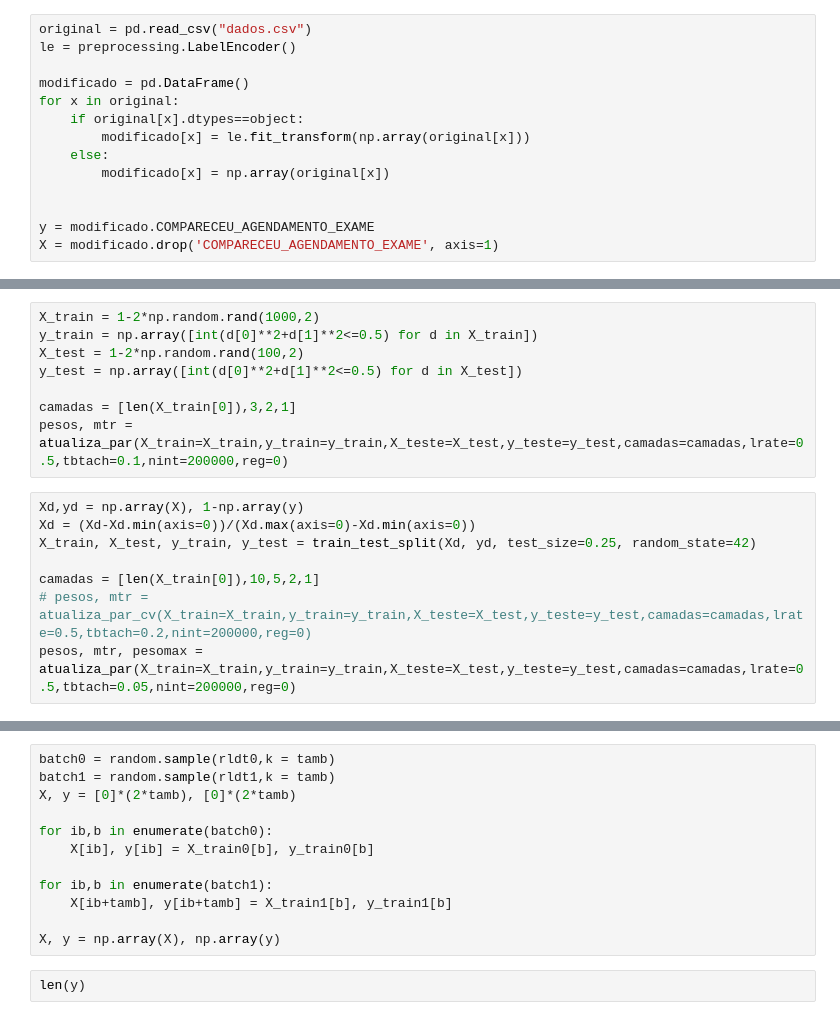
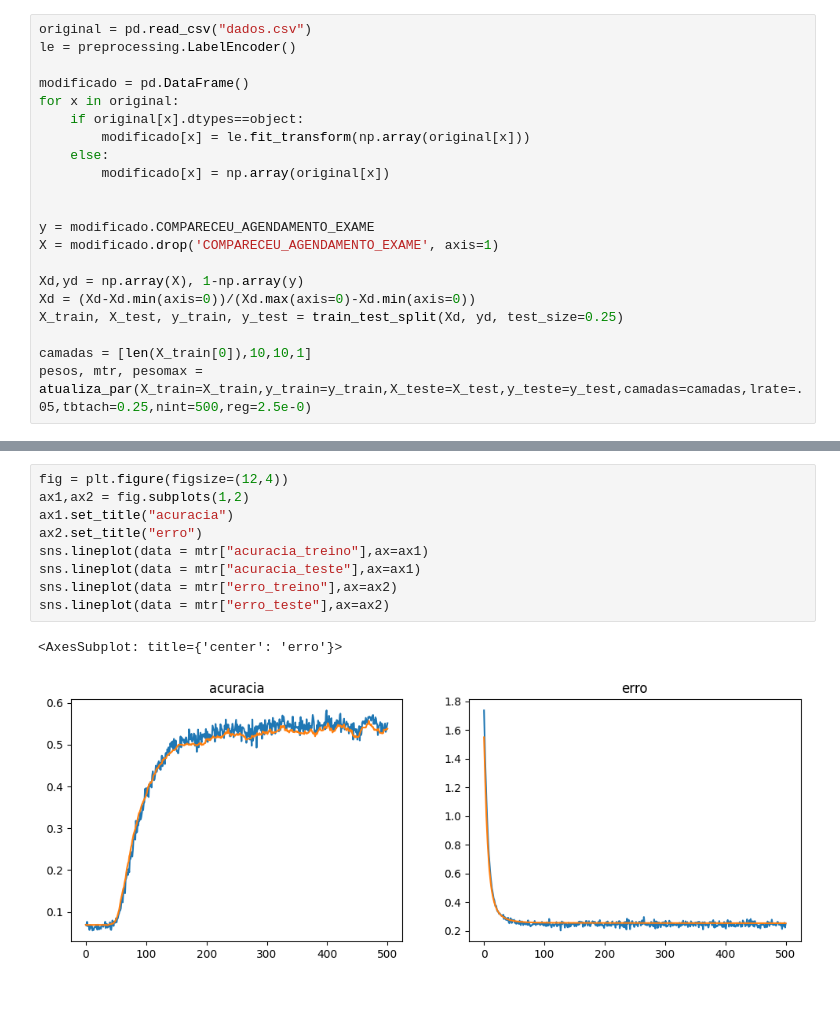
Before and after one commit to 1moi6/tese_rodolfo, a Jupyter notebook: redeneural.ipynb, the cells around one changed output, grey strips where cells are left out. Saved outputs shown, nothing was run; the diff lists cells and outputs as text.

```diff
--- a/redeneural.ipynb
+++ b/redeneural.ipynb
@@ -255,3 +168,10 @@ for x in original:
 
 y = modificado.COMPARECEU_AGENDAMENTO_EXAME
 X = modificado.drop('COMPARECEU_AGENDAMENTO_EXAME', axis=1)
+
+Xd,yd = np.array(X), 1-np.array(y)
+Xd = (Xd-Xd.min(axis=0))/(Xd.max(axis=0)-Xd.min(axis=0))
+X_train, X_test, y_train, y_test = train_test_split(Xd, yd, test_size=0.25)
+
+camadas = [len(X_train[0]),10,10,1]
+pesos, mtr, pesomax = atualiza_par(X_train=X_train,y_train=y_train,X_teste=X_test,y_teste=y_test,camadas=camadas,lrate=.05,tbtach=0.25,nint=500,reg=2.5e-0)
@@ -258,16 +195,0 @@ X = modificado.drop('COMPARECEU_AGENDAMENTO_EXAME', axis=1)
-# %%
-X_train = 1-2*np.random.rand(1000,2)
-y_train = np.array([int(d[0]**2+d[1]**2<=0.5) for d in X_train])
-X_test = 1-2*np.random.rand(100,2)
-y_test = np.array([int(d[0]**2+d[1]**2<=0.5) for d in X_test])
-
-camadas = [len(X_train[0]),3,2,1]
-pesos, mtr = atualiza_par(X_train=X_train,y_train=y_train,X_teste=X_test,y_teste=y_test,camadas=camadas,lrate=0.5,tbtach=0.1,nint=200000,reg=0)
-# %%
-Xd,yd = np.array(X), 1-np.array(y)
-Xd = (Xd-Xd.min(axis=0))/(Xd.max(axis=0)-Xd.min(axis=0))
-X_train, X_test, y_train, y_test = train_test_split(Xd, yd, test_size=0.25, random_state=42)
-
-camadas = [len(X_train[0]),10,5,2,1]
-# pesos, mtr = atualiza_par_cv(X_train=X_train,y_train=y_train,X_teste=X_test,y_teste=y_test,camadas=camadas,lrate=0.5,tbtach=0.2,nint=200000,reg=0)
-pesos, mtr, pesomax = atualiza_par(X_train=X_train,y_train=y_train,X_teste=X_test,y_teste=y_test,camadas=camadas,lrate=0.5,tbtach=0.05,nint=200000,reg=0)
@@ -294,14 +196,12 @@ y_train0, y_train1= y_train[y_train==0],y_train[y_train==1]
-# %%
-batch0 = random.sample(rldt0,k = tamb)
-batch1 = random.sample(rldt1,k = tamb)
-X, y = [0]*(2*tamb), [0]*(2*tamb)
-
-for ib,b in enumerate(batch0):
-    X[ib], y[ib] = X_train0[b], y_train0[b]
-
-for ib,b in enumerate(batch1):
-    X[ib+tamb], y[ib+tamb] = X_train1[b], y_train1[b]
-
-X, y = np.array(X), np.array(y)
-# %%
-len(y)
+# %%
+fig = plt.figure(figsize=(12,4))
+ax1,ax2 = fig.subplots(1,2)
+ax1.set_title("acuracia")
+ax2.set_title("erro")
+sns.lineplot(data = mtr["acuracia_treino"],ax=ax1)
+sns.lineplot(data = mtr["acuracia_teste"],ax=ax1)
+sns.lineplot(data = mtr["erro_treino"],ax=ax2)
+sns.lineplot(data = mtr["erro_teste"],ax=ax2)
+# %% [output]
+<AxesSubplot: title={'center': 'erro'}>
+[figure, added]
```
Also changed, not shown: parts of 8 cells of this notebook, 2 other files.
